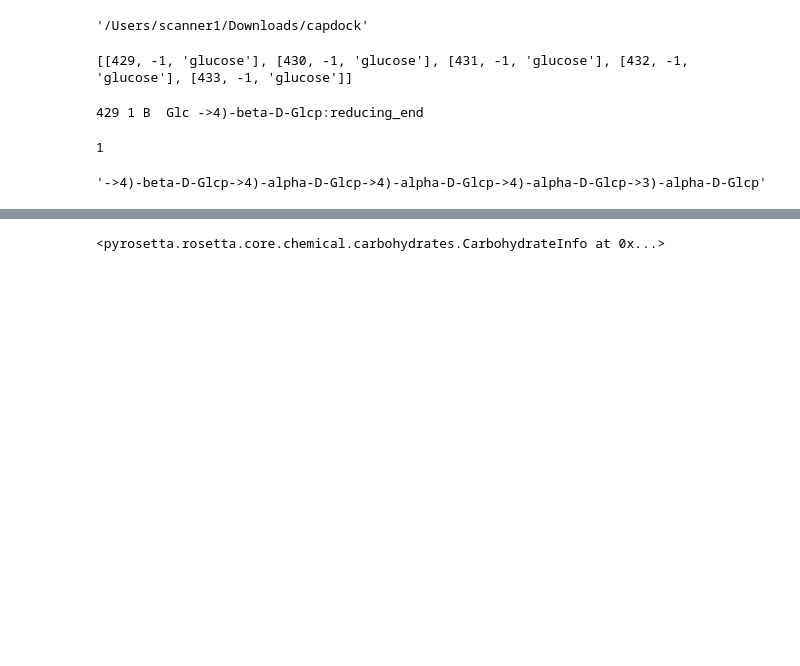
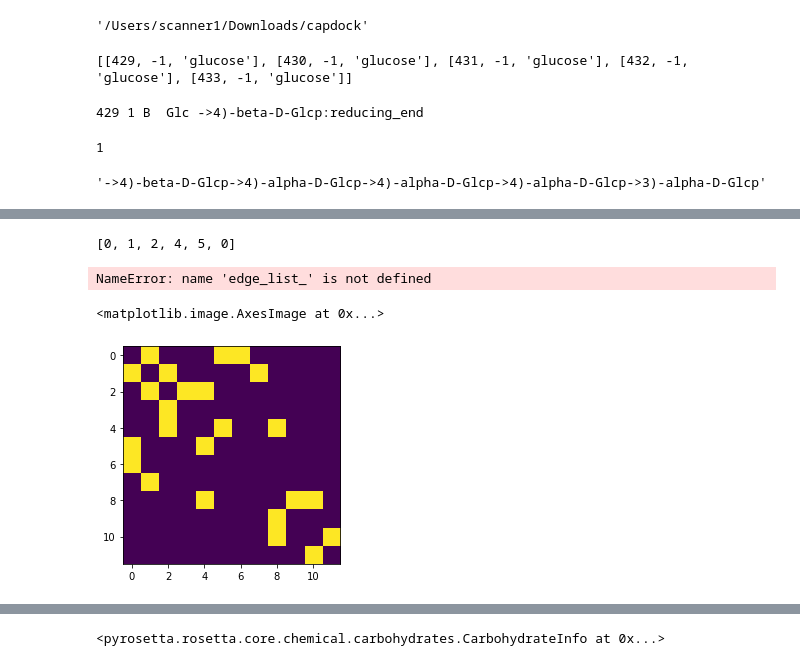
Before and after one commit to swcanner/capdock, a Jupyter notebook: identify_carb.ipynb, the cells around one changed output, grey strips where cells are left out. Saved outputs shown, nothing was run; the diff lists cells and outputs as text; code cells hidden in the pictures; blank space fills up the shorter version.

```diff
--- a/identify_carb.ipynb
+++ b/identify_carb.ipynb
@@ -401,3 +493,58 @@ AttributeError: 'pyrosetta.rosetta.core.conformation.Residue' object has no attr
+# %%
+
+
+
+#recursive algo to get cycle of the graph
+def visit(n,edge_list,visited,st):
+    """
+    Args:
+        n - node we are searching from
+        edge_list - adjacency of each node, is periodically
+            modified to remove connection to parent coming from
+        st - start node
+    Returns:
+        arr - array of the cycle found
+    """
+    #print(n)
+
+    if n == st and visited[st] == True:
+        return [n]
+
+    visited[n] = True
+    r = False
+    arr = []
+    #print(n,edge_list[n],visited)
+
+    for e in edge_list[n]:
+        edge_list[e].remove(n)
+        #print('\t',e)
+
+        r = visit(e,edge_list,visited,st)
+        #print(r)
+
+        if type(r) != bool:
+            arr.append(n)
+            for j in r:
+                arr.append(j)
+
+    if arr == []:
+        return False
+
+    return arr
+
+
+visit(0,edge_list,np.zeros(len(edge_list)),0)
+# %% [output]
+[0, 1, 2, 4, 5, 0]
+# %%
+edge_list_
+# %% [output]
+NameError: name 'edge_list_' is not defined
+# %%
+plt.imshow(adj_mat)
+# %% [output]
+<matplotlib.image.AxesImage at 0x...>
+[figure, added]
 # %%
 s = print(r)
 # %% [output]
```
Also changed, not shown: parts of 29 cells of this notebook.
